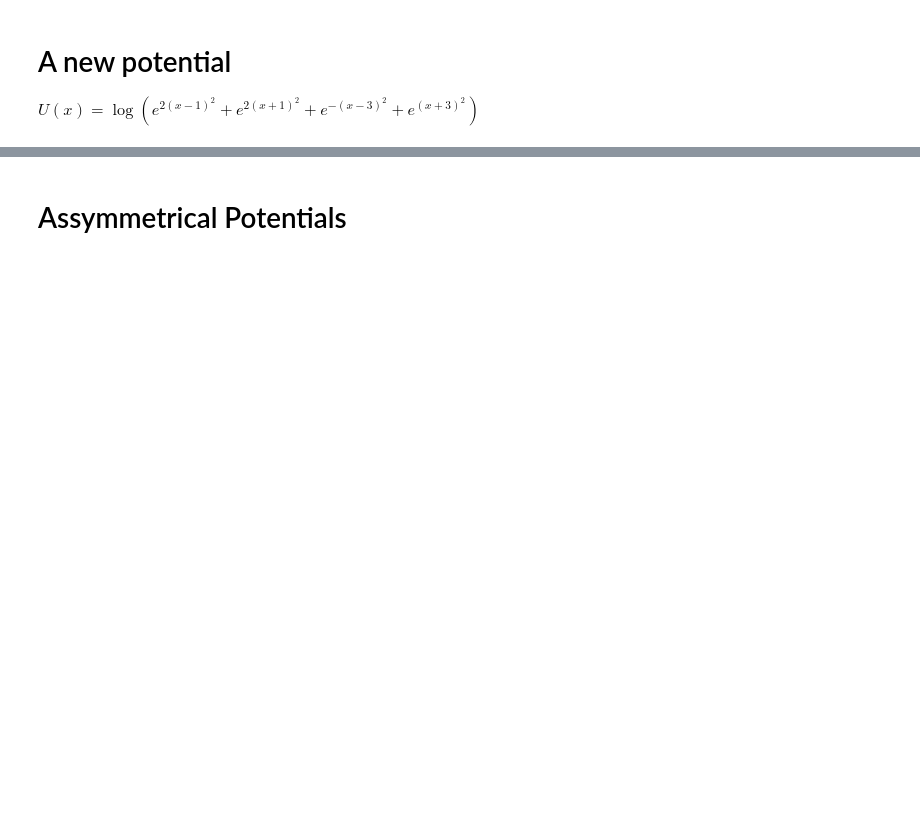
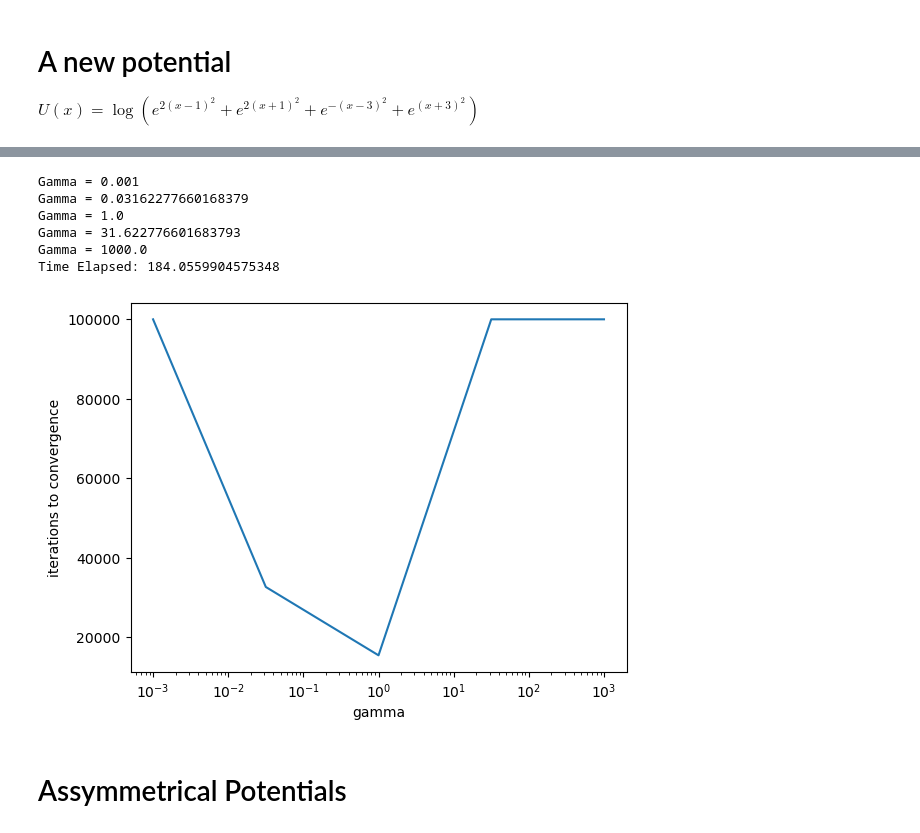
Before and after one commit to ktadgh/Langevin-Dynamics, a Jupyter notebook: OBABO.ipynb, the cells around one changed output, grey strips where cells are left out. Drawn from its saved outputs; the diff is of its cells as text; code cells hidden in the pictures; blank space fills up the shorter version.

```diff
--- a/OBABO.ipynb
+++ b/OBABO.ipynb
@@ -123,9 +108,17 @@ end_time = time.time()
 print(f"Time Elapsed: {end_time - start_time}")
 # %%
 start_time =time.time()
-OBABO.convergence_time_graph(1/10, jf.nothing, 0, 0.01, log_gammas,q_init = np.random.normal(size =10), p_init =np.random.normal(size = 10))
+OBABO.convergence_time_graph(1/3, jf.nothing, 0, 0.01, log_gammas,q_init = np.ones(100), p_init =np.random.normal(size = 100))
 end_time = time.time()
 print(f"Time Elapsed: {end_time-start_time}")
+# %% [output]
+Gamma = 0.001
+Gamma = 0.03162277660168379
+Gamma = 1.0
+Gamma = 31.622776601683793
+Gamma = 1000.0
+Time Elapsed: 184.0559904575348
+[figure, added]
 # %% [markdown]
 # Assymmetrical Potentials
 # %%
```
Also changed, not shown: parts of 18 cells of this notebook, 2 other files.
